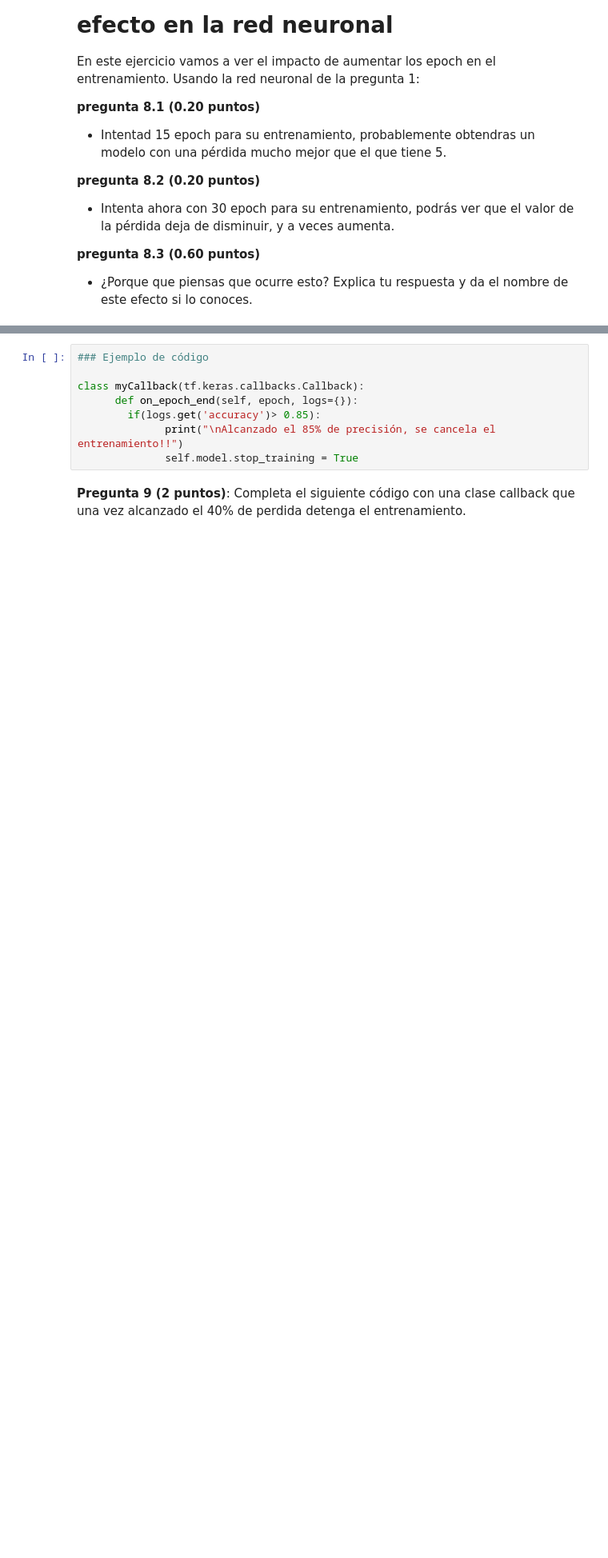
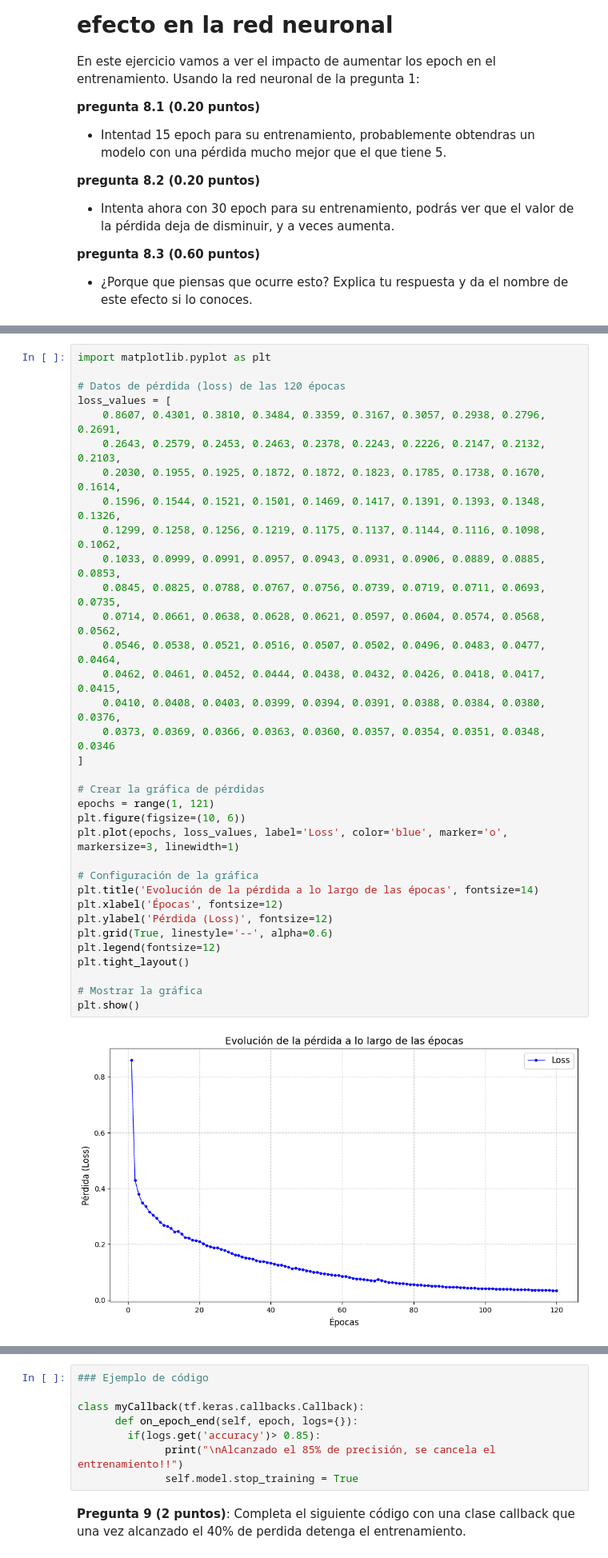
Before and after one commit to jgtres/UNIR_SCAQ2, a Jupyter notebook: Actividad_1_master_IA_SCA_JGS.ipynb, the cells around one changed output, grey strips where cells are left out. Shown: that part at 80% size. Drawn from its saved outputs; the diff is of its cells as text; blank space fills up the shorter version.

```diff
--- a/Actividad_1_master_IA_SCA_JGS.ipynb
+++ b/Actividad_1_master_IA_SCA_JGS.ipynb
@@ -187,0 +629,36 @@ Tu respuesta a la pregunta 8.3 aquí:
+# %%
+import matplotlib.pyplot as plt
+
+# Datos de pérdida (loss) de las 120 épocas
+loss_values = [
+    0.8607, 0.4301, 0.3810, 0.3484, 0.3359, 0.3167, 0.3057, 0.2938, 0.2796, 0.2691,
+    0.2643, 0.2579, 0.2453, 0.2463, 0.2378, 0.2243, 0.2226, 0.2147, 0.2132, 0.2103,
+    0.2030, 0.1955, 0.1925, 0.1872, 0.1872, 0.1823, 0.1785, 0.1738, 0.1670, 0.1614,
+    0.1596, 0.1544, 0.1521, 0.1501, 0.1469, 0.1417, 0.1391, 0.1393, 0.1348, 0.1326,
+    0.1299, 0.1258, 0.1256, 0.1219, 0.1175, 0.1137, 0.1144, 0.1116, 0.1098, 0.1062,
+    0.1033, 0.0999, 0.0991, 0.0957, 0.0943, 0.0931, 0.0906, 0.0889, 0.0885, 0.0853,
+    0.0845, 0.0825, 0.0788, 0.0767, 0.0756, 0.0739, 0.0719, 0.0711, 0.0693, 0.0735,
+    0.0714, 0.0661, 0.0638, 0.0628, 0.0621, 0.0597, 0.0604, 0.0574, 0.0568, 0.0562,
+    0.0546, 0.0538, 0.0521, 0.0516, 0.0507, 0.0502, 0.0496, 0.0483, 0.0477, 0.0464,
+    0.0462, 0.0461, 0.0452, 0.0444, 0.0438, 0.0432, 0.0426, 0.0418, 0.0417, 0.0415,
+    0.0410, 0.0408, 0.0403, 0.0399, 0.0394, 0.0391, 0.0388, 0.0384, 0.0380, 0.0376,
+    0.0373, 0.0369, 0.0366, 0.0363, 0.0360, 0.0357, 0.0354, 0.0351, 0.0348, 0.0346
+]
+
+# Crear la gráfica de pérdidas
+epochs = range(1, 121)
+plt.figure(figsize=(10, 6))
+plt.plot(epochs, loss_values, label='Loss', color='blue', marker='o', markersize=3, linewidth=1)
+
+# Configuración de la gráfica
+plt.title('Evolución de la pérdida a lo largo de las épocas', fontsize=14)
+plt.xlabel('Épocas', fontsize=12)
+plt.ylabel('Pérdida (Loss)', fontsize=12)
+plt.grid(True, linestyle='--', alpha=0.6)
+plt.legend(fontsize=12)
+plt.tight_layout()
+
+# Mostrar la gráfica
+plt.show()
+# %% [output]
+[figure, added]
```
Also changed, not shown: parts of 54 cells of this notebook.
